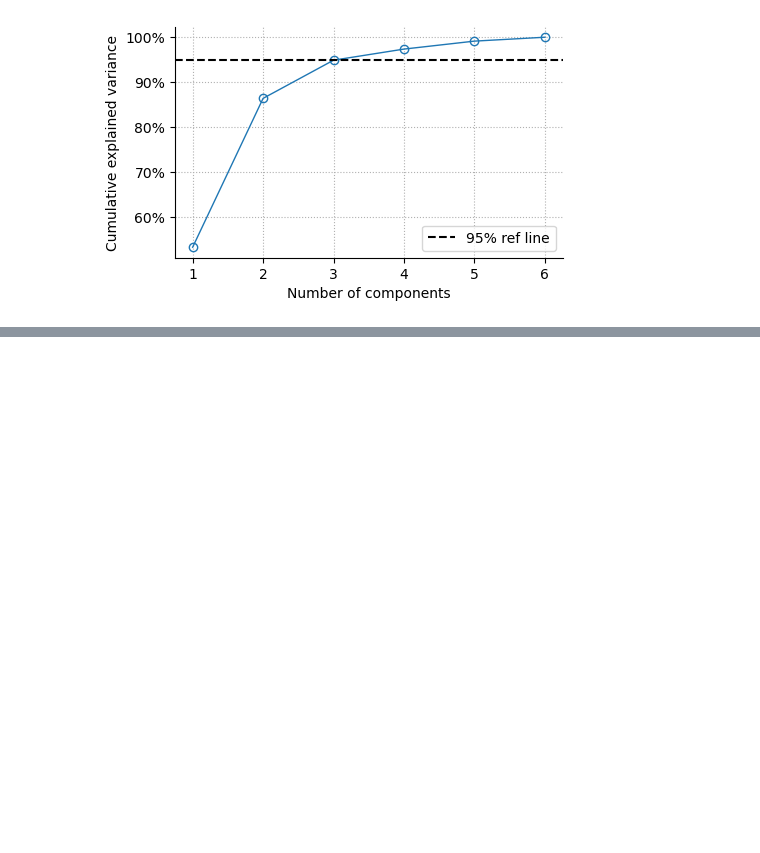
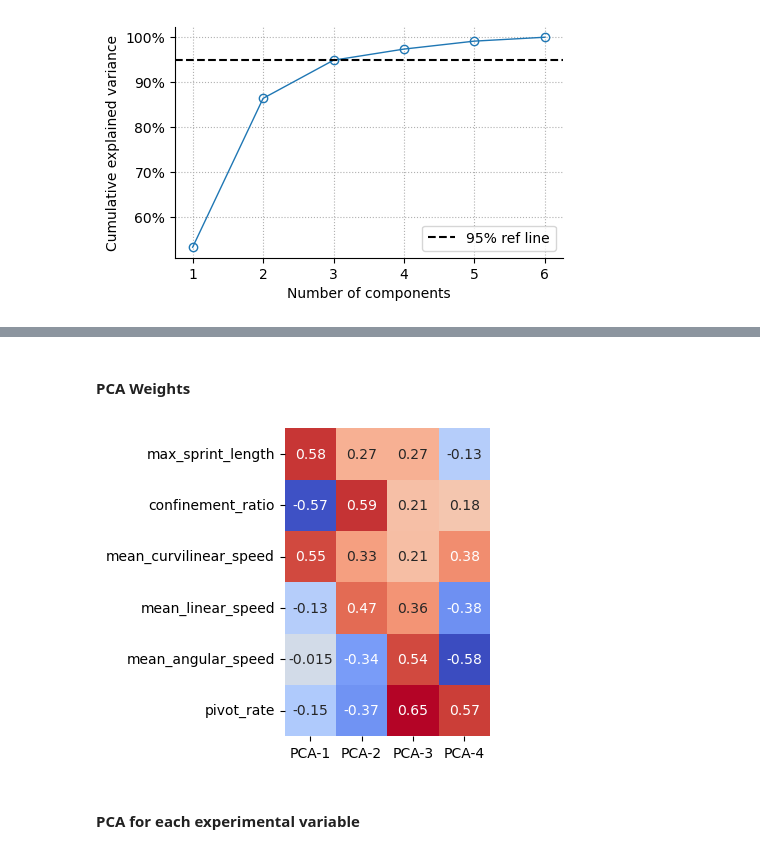
Before and after one commit to Arcadia-Science/2024-unicellular-tracking, a Jupyter notebook: notebooks/4_PCA.ipynb, the cells around one changed output, grey strips where cells are left out. Drawn from its saved outputs; the diff is of its cells as text; code cells hidden in the pictures; blank space fills up the shorter version.

```diff
--- a/notebooks/4_PCA.ipynb
+++ b/notebooks/4_PCA.ipynb
@@ -40,7 +40,9 @@ csv_files = {
     "AMID-05": Path("../data/AMID-05_summary_motility_metrics.csv"),
 }
 
-motility_metrics_dataframe = pd.concat([pd.read_csv(csv_file) for csv_file in csv_files.values()])
+motility_metrics_dataframe = pd.concat(
+    [pd.read_csv(csv_file) for csv_file in csv_files.values()],
+)
 
 motility_metrics_dataframe.drop("slide_ID", axis=1).groupby("experiment_ID").head(4)
 # %% [output]
@@ -137,3 +125,22 @@ motility_metrics_dataframe
+# %% [markdown]
+#### PCA Weights
+# %%
+fig, ax = plt.subplots(figsize=(6, 4))
+
+sns.heatmap(
+    pca.components_.T,
+    cmap="coolwarm",
+    xticklabels=[f"PCA-{i}" for i in range(1, pca.n_components_ + 1)],
+    yticklabels=metrics_subset,
+    annot=True,
+    square=True,
+    cbar=False,
+    ax=ax,
+);
+# %% [output]
+[figure, added]
+# %% [markdown]
+#### PCA for each experimental variable
 # %%
 # loop through experimental variables
 # (position in tube and time in water)
```
Also changed, not shown: parts of 5 cells of this notebook, 3 other files.
